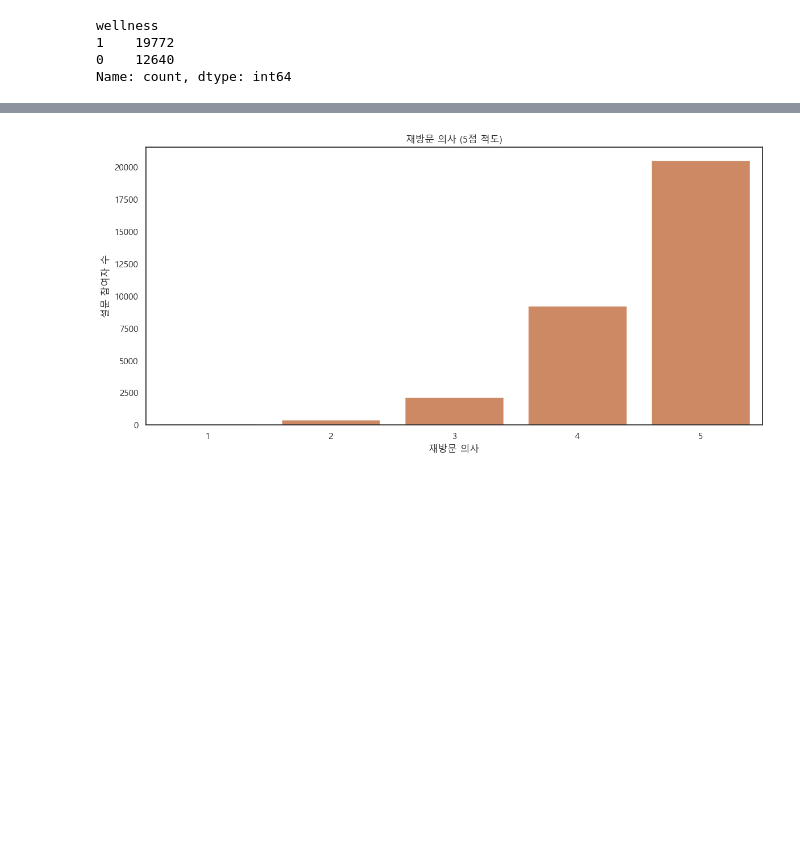
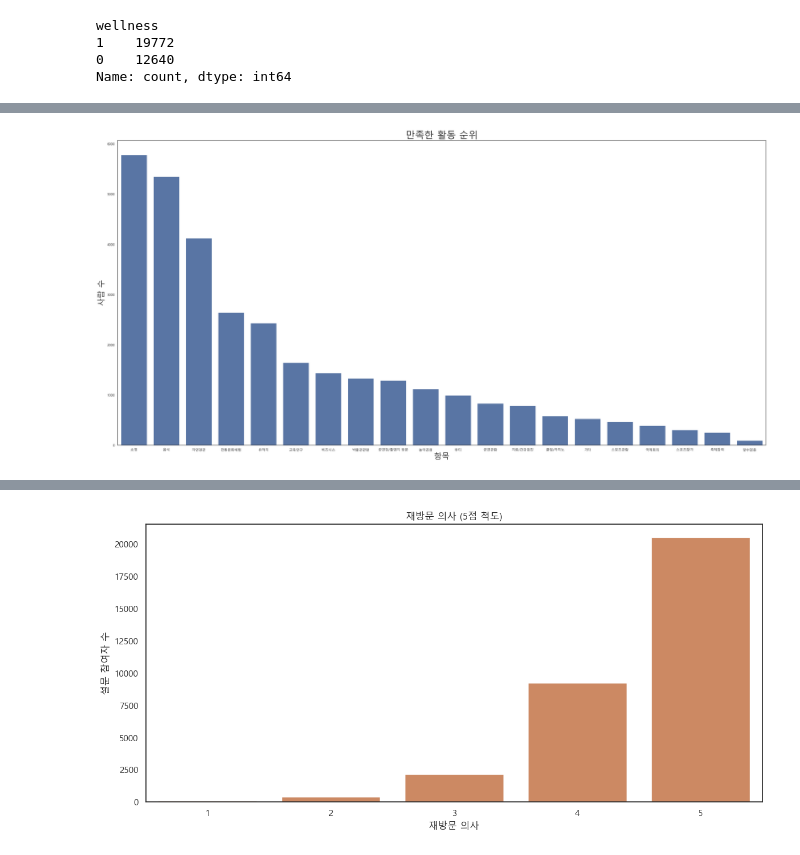
Before and after one commit to tamx2y/wellness_tour, a Jupyter notebook: 02_infoaccess/05_descriptive statistics.ipynb, the cells around one changed output, grey strips where cells are left out. Saved outputs shown, nothing was run; the diff lists cells and outputs as text; code cells hidden in the pictures; blank space fills up the shorter version.

```diff
--- a/02_infoaccess/05_descriptive statistics.ipynb
+++ b/02_infoaccess/05_descriptive statistics.ipynb
@@ -436,3 +436,40 @@ d34.head(3)
 # %%
-# 만족도 (general)
+# 만족한 활동 순위 (satisfaction)
+d34['satisfaction'].value_counts()
+
+satis_rename = {
+    1: '음식',
+    2: '쇼핑',
+    3: '자연경관',
+    4: '유적지',
+    5: '전통문화체험',
+    6: '박물관관람',
+    7: '공연장/촬영지 방문',
+    8: '공연관람',
+    9: '축제참여',
+    10: '클럽/카지노',
+    11: '놀이공원',
+    12: '뷰티',
+    13: '치료/건강검진',
+    14: '스포츠관람',
+    15: '스포츠참가',
+    16: '국제회의',
+    17: '비즈니스',
+    18: '교육연구',
+    19: '기타',
+    20: '알수없음'
+}
+
+d34['satisfaction'] = d34['satisfaction'].replace(satis_rename)
+d34['satisfaction'].value_counts()
+
+plt.figure(figsize=(30,15))
+sns.countplot(x='satisfaction', data=d34, order=d34['satisfaction'].value_counts().index)
+plt.title("만족한 활동 순위", fontsize=30)
+plt.xlabel("항목", fontsize=25)
+plt.ylabel("사람 수", fontsize=25)
+plt.tight_layout()
+plt.show()
+# %% [output]
+[figure, added]
 # %%
```
Also changed, not shown: parts of 4 cells of this notebook, 2 other files.
